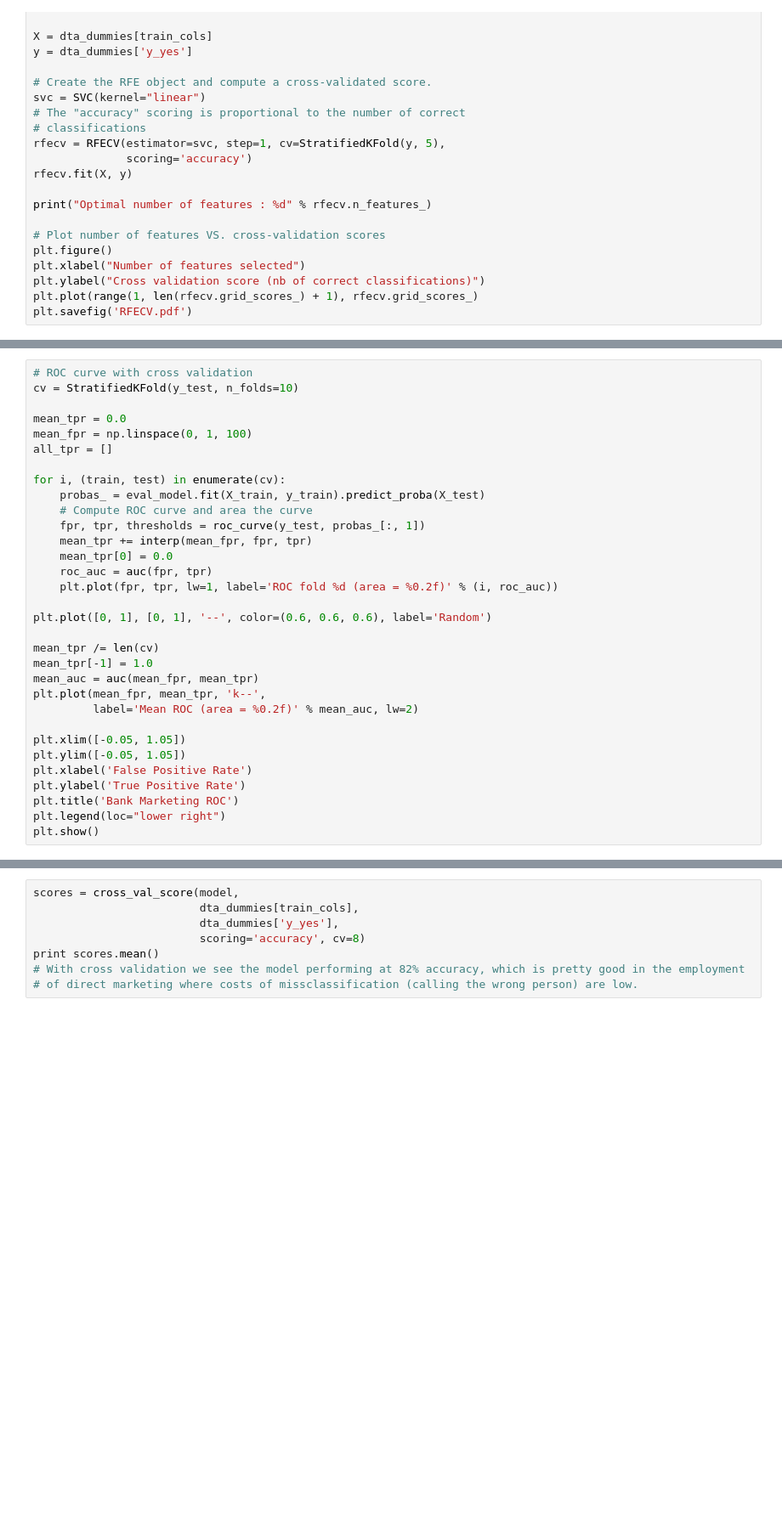
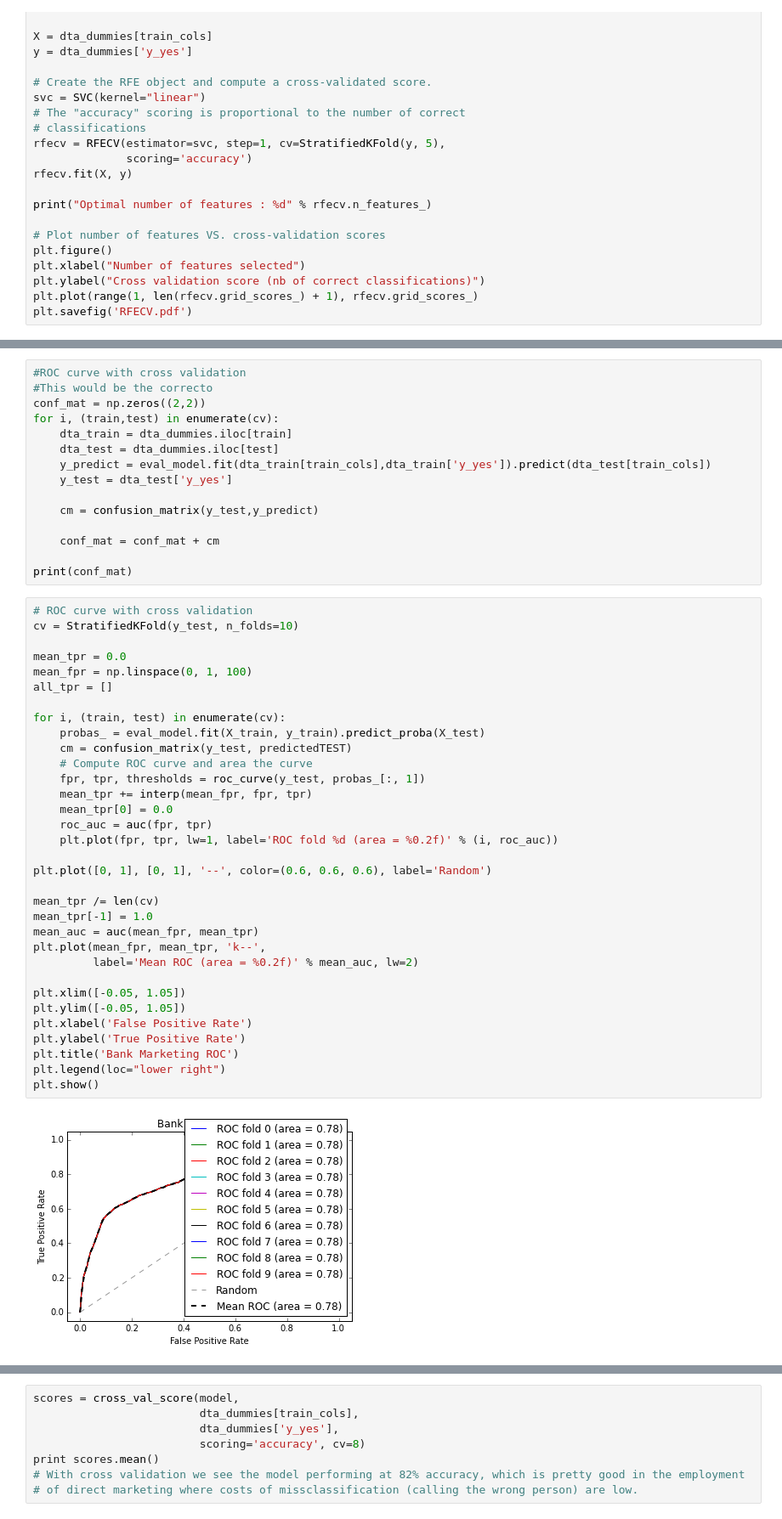
Before and after one commit to ejogle/ga-data-science, a Jupyter notebook: Final-project04.ipynb, the cells around one changed output, grey strips where cells are left out. Shown at 85% size. Saved outputs shown, nothing was run; the diff lists cells and outputs as text; blank space fills up the shorter version.

```diff
--- a/Final-project04.ipynb
+++ b/Final-project04.ipynb
@@ -224,32 +326,50 @@ print metrics.roc_auc_score(y_test, probs[:, 1])
+# %%
+#ROC curve with cross validation
+#This would be the correcto
+conf_mat = np.zeros((2,2))
+for i, (train,test) in enumerate(cv):
+    dta_train = dta_dummies.iloc[train]
+    dta_test = dta_dummies.iloc[test]
+    y_predict = eval_model.fit(dta_train[train_cols],dta_train['y_yes']).predict(dta_test[train_cols])
+    y_test = dta_test['y_yes']
+
+    cm = confusion_matrix(y_test,y_predict)
+
+    conf_mat = conf_mat + cm
+
+print(conf_mat)
 # %%
 # ROC curve with cross validation
 cv = StratifiedKFold(y_test, n_folds=10)
 
 mean_tpr = 0.0
 mean_fpr = np.linspace(0, 1, 100)
 all_tpr = []
 
 for i, (train, test) in enumerate(cv):
     probas_ = eval_model.fit(X_train, y_train).predict_proba(X_test)
+    cm = confusion_matrix(y_test, predictedTEST)
     # Compute ROC curve and area the curve
     fpr, tpr, thresholds = roc_curve(y_test, probas_[:, 1])
     mean_tpr += interp(mean_fpr, fpr, tpr)
     mean_tpr[0] = 0.0
     roc_auc = auc(fpr, tpr)
     plt.plot(fpr, tpr, lw=1, label='ROC fold %d (area = %0.2f)' % (i, roc_auc))
 
 plt.plot([0, 1], [0, 1], '--', color=(0.6, 0.6, 0.6), label='Random')
 
 mean_tpr /= len(cv)
 mean_tpr[-1] = 1.0
 mean_auc = auc(mean_fpr, mean_tpr)
 plt.plot(mean_fpr, mean_tpr, 'k--',
          label='Mean ROC (area = %0.2f)' % mean_auc, lw=2)
 
 plt.xlim([-0.05, 1.05])
 plt.ylim([-0.05, 1.05])
 plt.xlabel('False Positive Rate')
 plt.ylabel('True Positive Rate')
 plt.title('Bank Marketing ROC')
 plt.legend(loc="lower right")
 plt.show()
+# %% [output]
+[figure, added]
```
Also changed, not shown: parts of 12 cells of this notebook, 3 other files.
